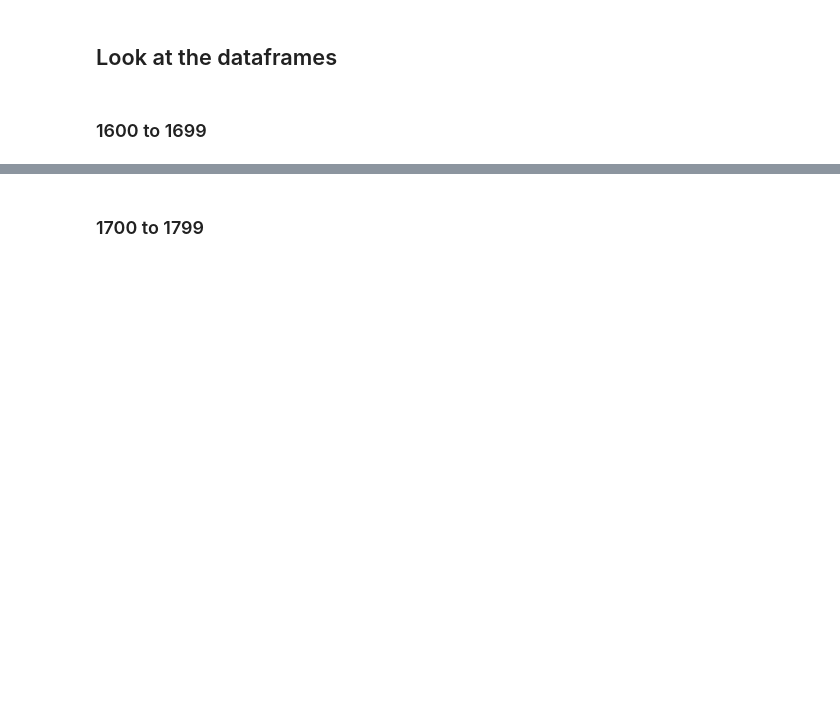
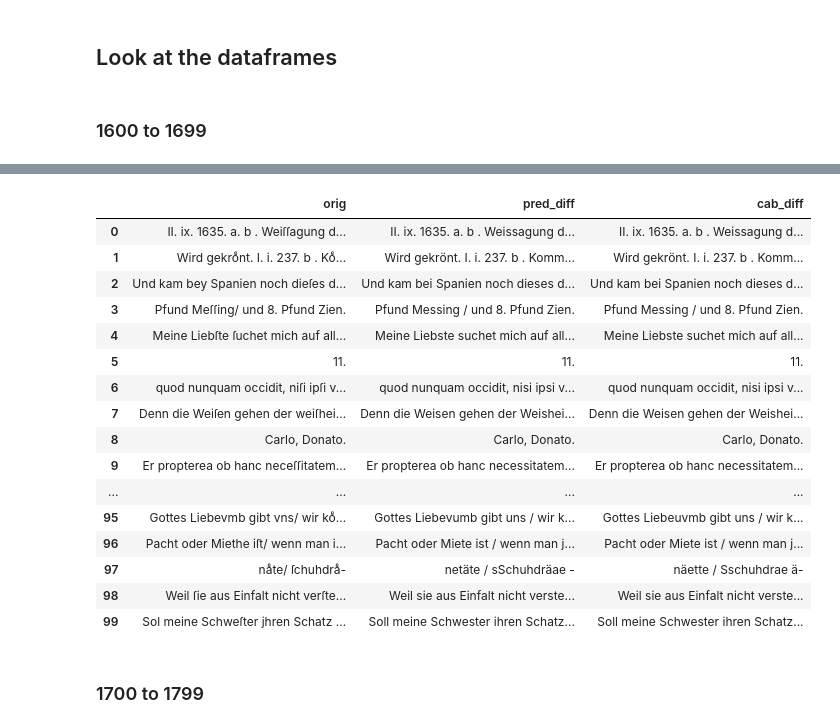
Before and after one commit to ybracke/transnormer, a Jupyter notebook: notebooks/exploratory/inspect_predictions.ipynb, the cells around one changed output, grey strips where cells are left out. Cells and saved outputs as stored; diff of their text form; code cells hidden in the pictures; blank space fills up the shorter version.

```diff
--- a/notebooks/exploratory/inspect_predictions.ipynb
+++ b/notebooks/exploratory/inspect_predictions.ipynb
@@ -251,3 +285,87 @@ display(HTML(df1600to1699[["orig", "pred_diff", "cab_diff"]].head(N).to_html(esc
+# %%
+def generate_normalization(batch):
+    inputs = tokenizer_input(batch["orig"], padding="max_length", truncation=True, max_length=128, return_tensors="pt")
+    input_ids = inputs.input_ids.to(device)
+    attention_mask = inputs.attention_mask.to(device)
+
+    outputs = model2.generate(input_ids, attention_mask=attention_mask)
+    del input_ids, attention_mask # free memory
+    output_str = tokenizer_output.batch_decode(outputs, skip_special_tokens=True)
+
+    batch["norm_pred_str"] = output_str
+
+    return batch
+
+ds2 = ds2.map(generate_normalization, batched=True, batch_size=2, load_from_cache_file=False, )
+# %%
+# Create pandas dataframes from predictions
+
+# Do no truncate cells with long text
+pd.set_option('display.max_colwidth', None)
+
+part = "1600to1699"
+df1600to1699 = pd.DataFrame(
+    data={
+        "orig" : ds2[part]["orig"],
+        "pred" : ds2[part]["norm_pred_str"],
+        "cab" : ds2[part]["norm"],
+        }
+    )
+
+part = "1700to1799"
+df1700to1799 = pd.DataFrame(
+    data={
+        "orig" : ds2[part]["orig"],
+        "pred" : ds2[part]["norm_pred_str"],
+        "cab" : ds2[part]["norm"],
+        }
+    )
+
+part = "1800to1899"
+df1800to1899 = pd.DataFrame(
+    data={
+        "orig" : ds2[part]["orig"],
+        "pred" : ds2[part]["norm_pred_str"],
+        "cab" : ds2[part]["norm"],
+        }
+    )
+
+from diff_match_patch import diff_match_patch
+dmp = diff_match_patch()
+
+df1600to1699["pred_diff"] = [
+    dmp.diff_prettyHtml(dmp.diff_main(cab,pred))
+    for (cab,pred) in zip(df1600to1699["cab"], df1600to1699["pred"])
+    ]
+
+df1600to1699["cab_diff"] = [
+    dmp.diff_prettyHtml(dmp.diff_main(pred,cab))
+    for (pred,cab) in zip(df1600to1699["pred"], df1600to1699["cab"])
+    ]
+
+df1600to1699 = df1600to1699.applymap(lambda x : x.replace('style="background:#ffe6e6;"','style="background:#c94d4d;"'))
+df1600to1699 = df1600to1699.applymap(lambda x : x.replace('style="background:#e6ffe6;"','style="background:#5cd15c;"'))
+
+from IPython.core.display import HTML
+display(HTML(df1600to1699[["orig", "pred_diff", "cab_diff"]].head(N).to_html(escape=False)))
+# %% [output]
+|  | orig | pred_diff | cab_diff |
+| 0 | II. ix. 1635. a. b . Weiſſagung d... | II. ix. 1635. a. b . Weissagung d... | II. ix. 1635. a. b . Weissagung d... |
+| 1 | Wird gekroͤnt. I. i. 237. b . Koͤ... | Wird gekrönt. I. i. 237. b . Komm... | Wird gekrönt. I. i. 237. b . Komm... |
+| 2 | Und kam bey Spanien noch dieſes d... | Und kam bei Spanien noch dieses d... | Und kam bei Spanien noch dieses d... |
+| 3 | Pfund Meſſing/ und 8. Pfund Zien. | Pfund Messing / und 8. Pfund Zien. | Pfund Messing / und 8. Pfund Zien. |
+| 4 | Meine Liebſte ſuchet mich auf all... | Meine Liebste suchet mich auf all... | Meine Liebste suchet mich auf all... |
+| 5 | 11. | 11. | 11. |
+| 6 | quod nunquam occidit, niſi ipſi v... | quod nunquam occidit, nisi ipsi v... | quod nunquam occidit, nisi ipsi v... |
+| 7 | Denn die Weiſen gehen der weiſhei... | Denn die Weisen gehen der Weishei... | Denn die Weisen gehen der Weishei... |
+| 8 | Carlo, Donato. | Carlo, Donato. | Carlo, Donato. |
+| 9 | Er propterea ob hanc neceſſitatem... | Er propterea ob hanc necessitatem... | Er propterea ob hanc necessitatem... |
+| ... | ... | ... | ... |
+| 95 | Gottes Liebevmb gibt vns/ wir koͤ... | Gottes Liebevumb gibt uns / wir k... | Gottes Liebeuvmb gibt uns / wir k... |
+| 96 | Pacht oder Miethe iſt/ wenn man i... | Pacht oder Miete ist / wenn man j... | Pacht oder Miete ist / wenn man j... |
+| 97 | naͤte/ ſchuhdraͤ- | netäte / sSchuhdräae - | näette / Sschuhdrae ä- |
+| 98 | Weil ſie aus Einfalt nicht verſte... | Weil sie aus Einfalt nicht verste... | Weil sie aus Einfalt nicht verste... |
+| 99 | Sol meine Schweſter jhren Schatz ... | Soll meine Schwester ihren Schatz... | Soll meine Schwester ihren Schatz... |
 # %% [markdown]
 ### 1700 to 1799
 # %%
```
Also changed, not shown: parts of 12 cells of this notebook.
